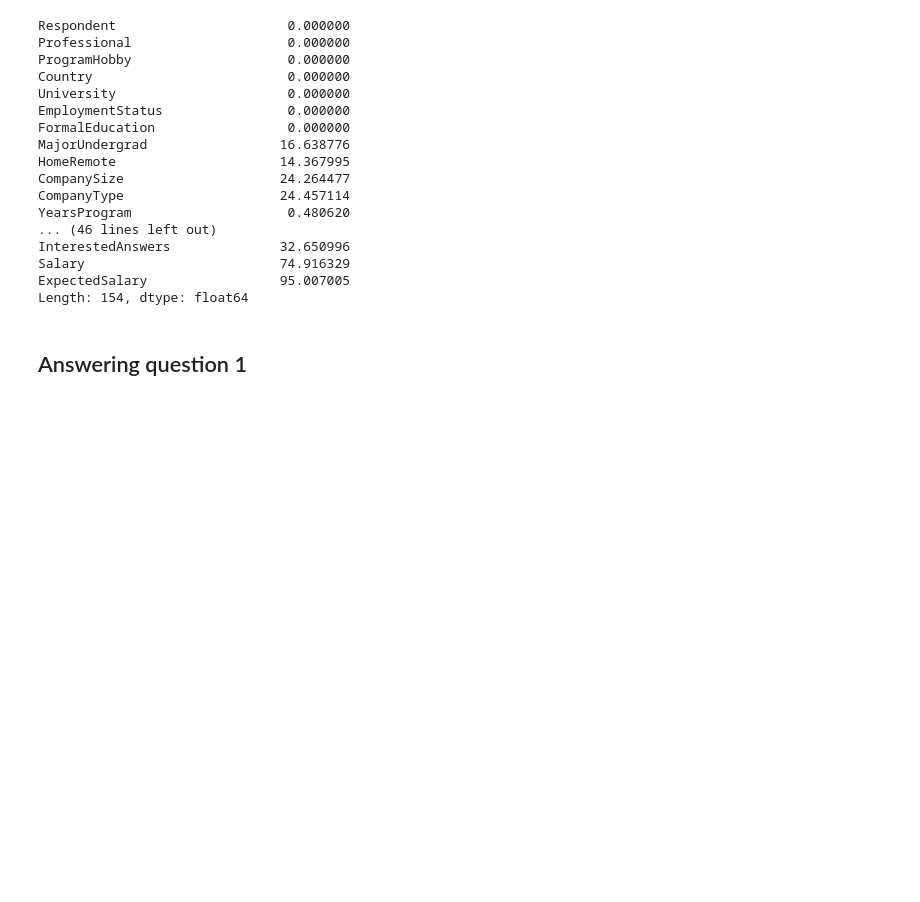
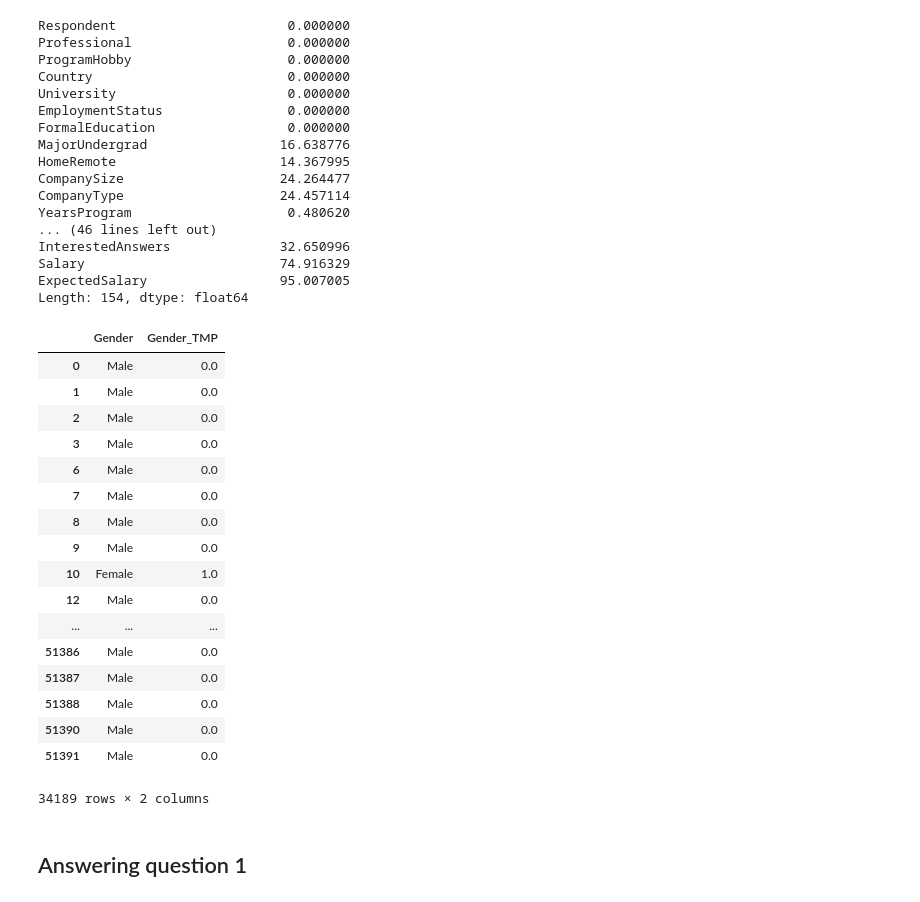
Before and after one commit to Krout1/Udacity4, a Jupyter notebook: Survey_Analytics.ipynb, the cells around one changed output. Cells and saved outputs as stored; diff of their text form; code cells hidden in the pictures; blank space fills up the shorter version.

```diff
--- a/Survey_Analytics.ipynb
+++ b/Survey_Analytics.ipynb
@@ -95,3 +115,26 @@ Length: 154, dtype: float64
+# %%
+tmp =raw_data[['Gender','Gender_TMP']]
+tmp = tmp.dropna()
+tmp
+# %% [output]
+|  | Gender | Gender_TMP |
+| 0 | Male | 0.0 |
+| 1 | Male | 0.0 |
+| 2 | Male | 0.0 |
+| 3 | Male | 0.0 |
+| 6 | Male | 0.0 |
+| 7 | Male | 0.0 |
+| 8 | Male | 0.0 |
+| 9 | Male | 0.0 |
+| 10 | Female | 1.0 |
+| 12 | Male | 0.0 |
+| ... | ... | ... |
+| 51386 | Male | 0.0 |
+| 51387 | Male | 0.0 |
+| 51388 | Male | 0.0 |
+| 51390 | Male | 0.0 |
+| 51391 | Male | 0.0 |
+34189 rows × 2 columns
 # %% [markdown]
 ## Answering question 1
 # %% [markdown]
```
Also changed, not shown: parts of 7 cells of this notebook.
